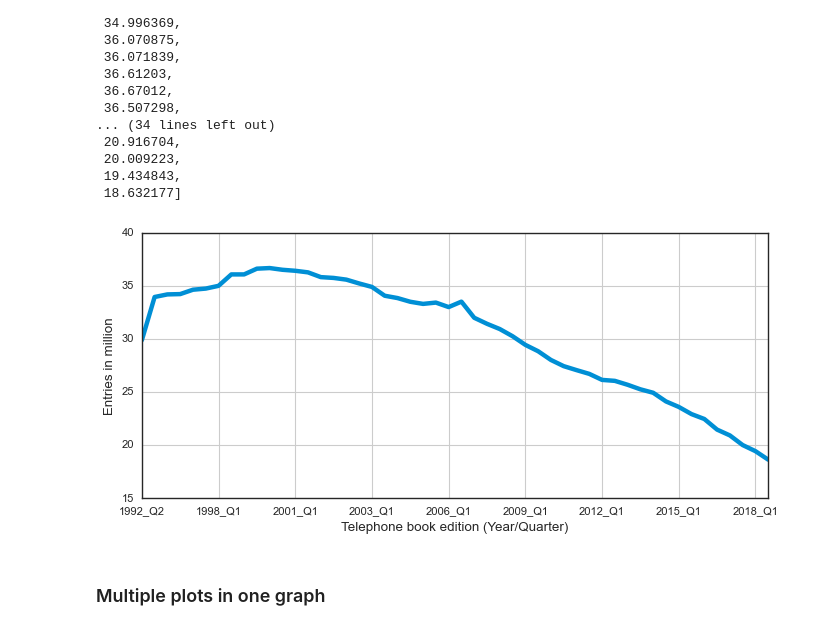
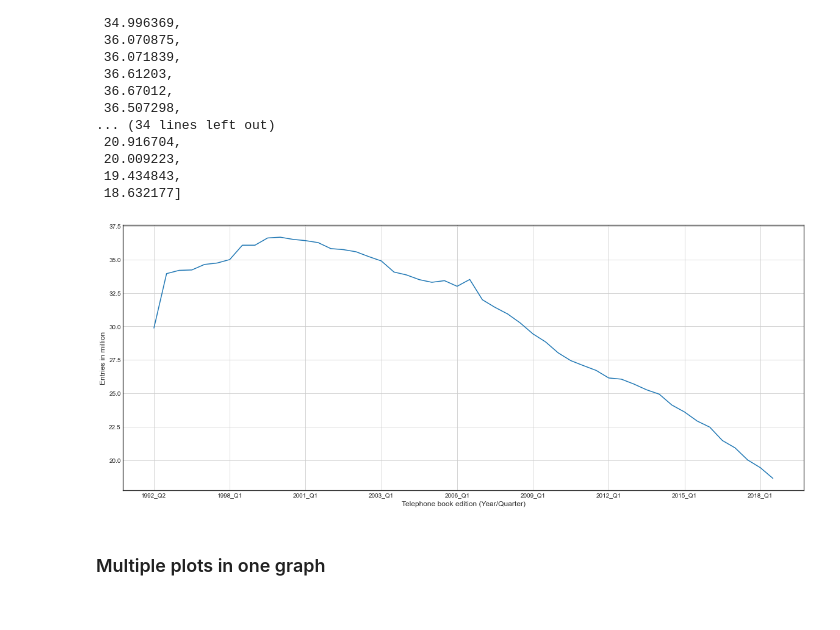
Before and after one commit to mayo-s/phonebookdiver, a Jupyter notebook: jupyter/phonebookdiver_notebook.ipynb, the cells around one changed output. Cells and saved outputs as stored; diff of their text form; code cells hidden in the pictures.

```diff
--- a/jupyter/phonebookdiver_notebook.ipynb
+++ b/jupyter/phonebookdiver_notebook.ipynb
@@ -705,0 +733,3 @@ shortend_names.to_csv(r'./stats/shortend_names.csv', index=False)
+# %%
+plt.style.use('fivethirtyeight')
+plt.grid(True)
@@ -1335,17 +1383,17 @@ y_axis
 # %%
 # Visualize total number of entries by collection (year and quarter)
 plt.style.use('seaborn-white')
 # plt.title('Total number of entries per telephone book edition (1992 - 2018)', fontdict={'size':14})
-plt.figure(figsize=(9,4))
+plt.figure(figsize=(20,8))
 plt.plot(x_axis, y_axis)
 plt.xlabel('Telephone book edition (Year/Quarter)', fontdict={'size':12})
 plt.ylabel('Entries in million', fontdict={'size':12})
 plt.grid(True)
 plt.xticks(x_axis[0::6])
 plt.savefig('./figures/fig_total_number_entries.png')
 plt.show()
 # %% [output]
-[figure, old version]
+[figure, new version]
 # %% [markdown]
 ### Multiple plots in one graph
 # %% [markdown]
```
Also changed, not shown: parts of 38 cells of this notebook, 1 other file.
